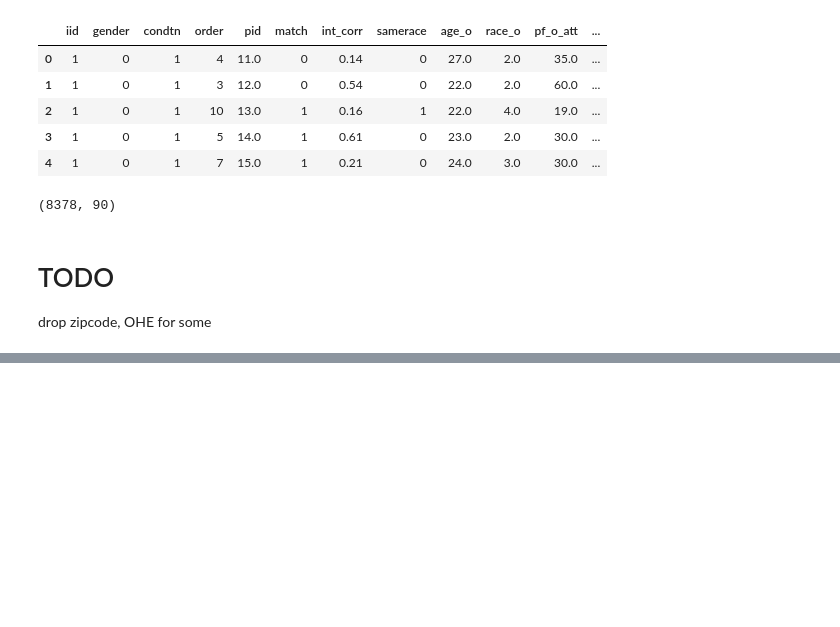
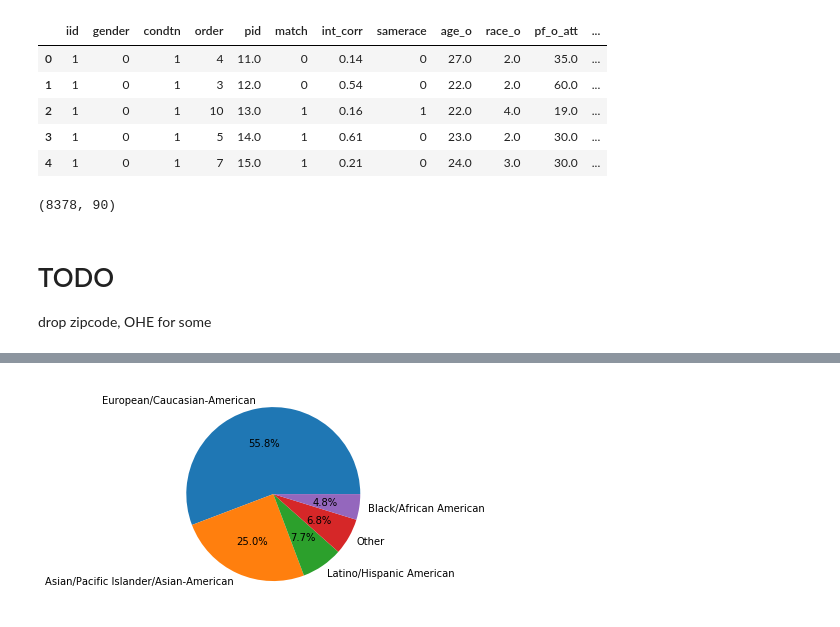
Before and after one commit to dperille/cs363d-f21-project, a Jupyter notebook: project.ipynb, the cells around one changed output, grey strips where cells are left out. Saved outputs shown, nothing was run; the diff lists cells and outputs as text; code cells hidden in the pictures; blank space fills up the shorter version.

```diff
--- a/project.ipynb
+++ b/project.ipynb
@@ -123,0 +164,18 @@ After dropping many features either due to too many missing values or irrelevanc
+# %%
+race_labels = {
+    1: 'Black/African American',
+    2: 'European/Caucasian-American',
+    3: 'Latino/Hispanic American',
+    4: 'Asian/Pacific Islander/Asian-American',
+    5: 'Native American',
+    6: 'Other'
+}
+
+races = people['race'].value_counts().index.tolist()
+races = [race_labels[r] for r in races]
+race_counts = people['race'].value_counts().tolist()
+
+plt.pie(race_counts, labels=races, autopct='%1.1f%%')
+plt.show()
+# %% [output]
+[figure, added]
```
Also changed, not shown: parts of 10 cells of this notebook.
